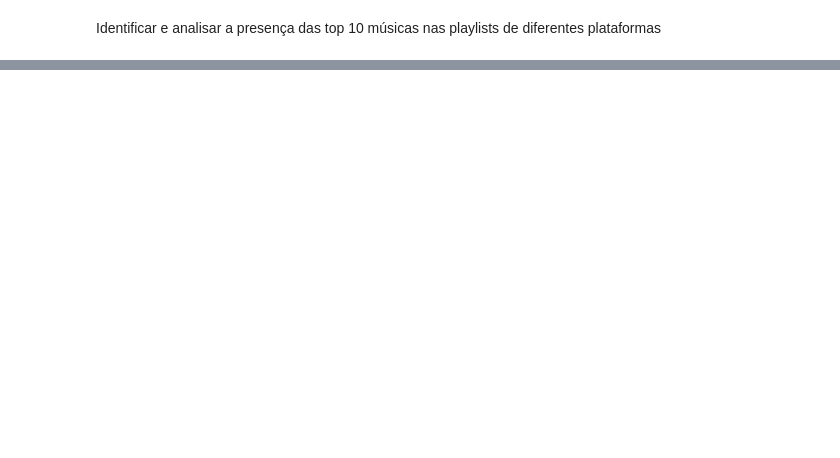
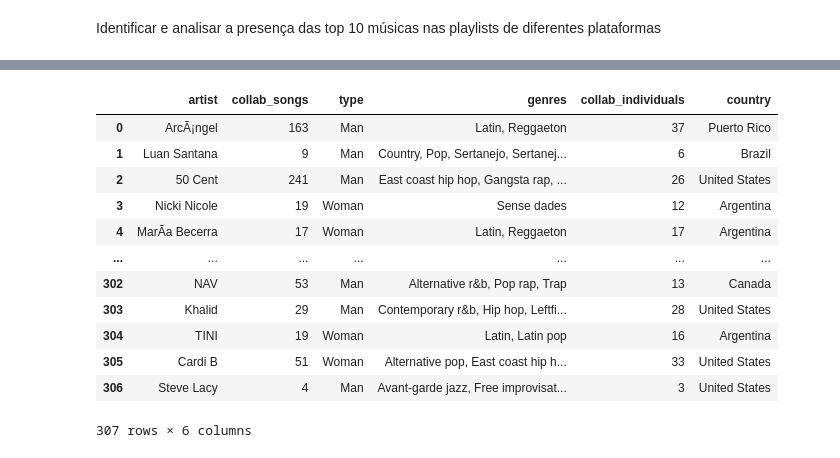
Before and after one commit to reprograma/on29-python-s17-s18-projeto-livre, a Jupyter notebook: exercicios/para-casa/projeto_final.ipynb, the cells around one changed output, grey strips where cells are left out. Saved outputs shown, nothing was run; the diff lists cells and outputs as text; code cells hidden in the pictures; blank space fills up the shorter version.

```diff
--- a/exercicios/para-casa/projeto_final.ipynb
+++ b/exercicios/para-casa/projeto_final.ipynb
@@ -362,0 +458,16 @@ Foi verificado que quase em 100% dos 10 maiores streams, as músicas foram adici
+# %%
+df2
+# %% [output]
+|  | artist | collab_songs | type | genres | collab_individuals | country |
+| 0 | ArcÃ¡ngel | 163 | Man | Latin, Reggaeton | 37 | Puerto Rico |
+| 1 | Luan Santana | 9 | Man | Country, Pop, Sertanejo, Sertanej... | 6 | Brazil |
+| 2 | 50 Cent | 241 | Man | East coast hip hop, Gangsta rap, ... | 26 | United States |
+| 3 | Nicki Nicole | 19 | Woman | Sense dades | 12 | Argentina |
+| 4 | MarÃ­a Becerra | 17 | Woman | Latin, Reggaeton | 17 | Argentina |
+| ... | ... | ... | ... | ... | ... | ... |
+| 302 | NAV | 53 | Man | Alternative r&b, Pop rap, Trap | 13 | Canada |
+| 303 | Khalid | 29 | Man | Contemporary r&b, Hip hop, Leftfi... | 28 | United States |
+| 304 | TINI | 19 | Woman | Latin, Latin pop | 16 | Argentina |
+| 305 | Cardi B | 51 | Woman | Alternative pop, East coast hip h... | 33 | United States |
+| 306 | Steve Lacy | 4 | Man | Avant-garde jazz, Free improvisat... | 3 | United States |
+307 rows × 6 columns
```
Also changed, not shown: parts of 27 cells of this notebook, 2 other files.
